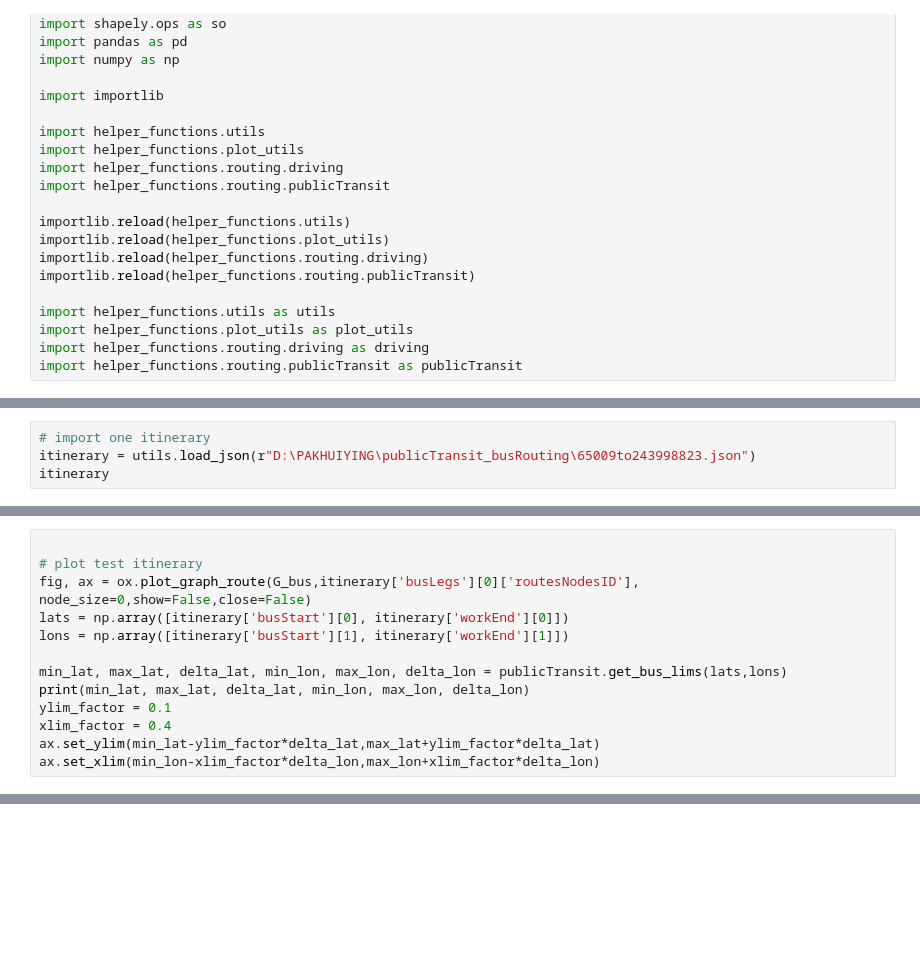
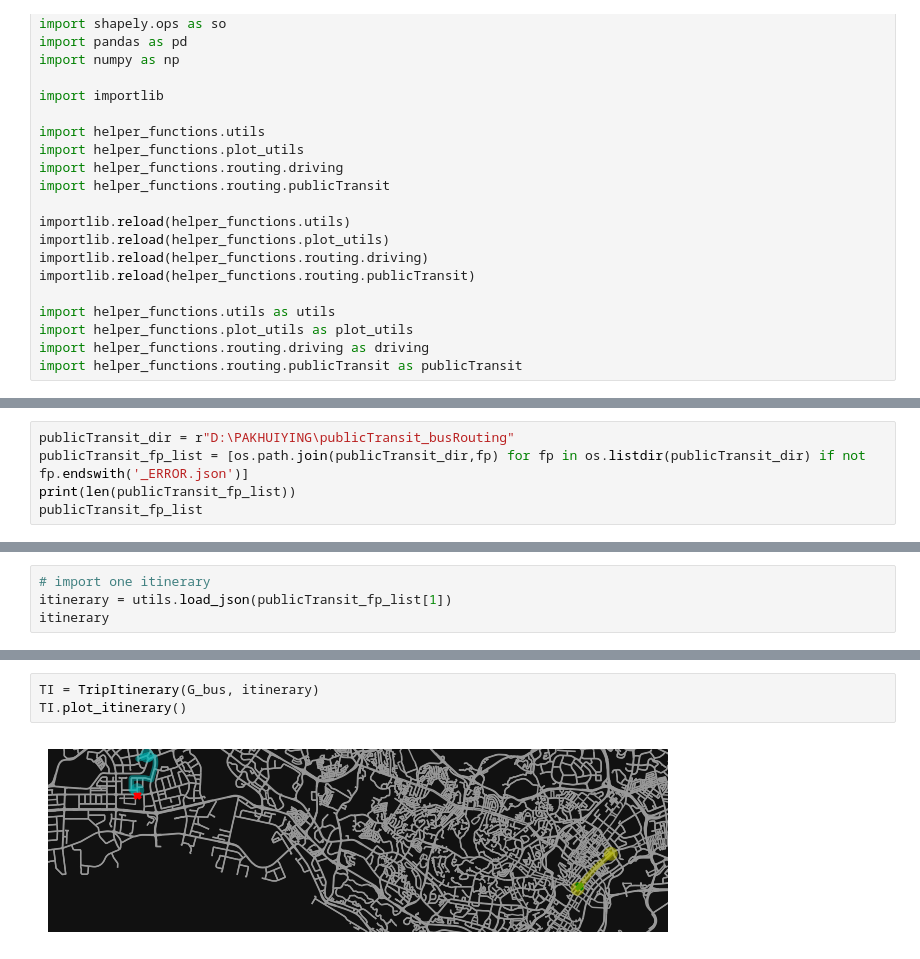
Before and after one commit to pakhuiying/NCCS_analysis, a Jupyter notebook: impact_travel_time.ipynb, the cells around one changed output, grey strips where cells are left out. Saved outputs shown, nothing was run; the diff lists cells and outputs as text; blank space fills up the shorter version.

```diff
--- a/impact_travel_time.ipynb
+++ b/impact_travel_time.ipynb
@@ -812,4 +31,0 @@ print(workplace_cluster[workplace_cluster['node_ID']==310231673])
-# %%
-# import one itinerary
-itinerary = utils.load_json(r"D:\PAKHUIYING\publicTransit_busRouting\65009to243998823.json")
-itinerary
@@ -834,13 +31,0 @@ itinerary
-# %%
-
-# plot test itinerary
-fig, ax = ox.plot_graph_route(G_bus,itinerary['busLegs'][0]['routesNodesID'], node_size=0,show=False,close=False)
-lats = np.array([itinerary['busStart'][0], itinerary['workEnd'][0]])
-lons = np.array([itinerary['busStart'][1], itinerary['workEnd'][1]])
-
-min_lat, max_lat, delta_lat, min_lon, max_lon, delta_lon = publicTransit.get_bus_lims(lats,lons)
-print(min_lat, max_lat, delta_lat, min_lon, max_lon, delta_lon)
-ylim_factor = 0.1
-xlim_factor = 0.4
-ax.set_ylim(min_lat-ylim_factor*delta_lat,max_lat+ylim_factor*delta_lat)
-ax.set_xlim(min_lon-xlim_factor*delta_lon,max_lon+xlim_factor*delta_lon)
@@ -881,0 +38,5 @@ publicTransit.get_OneMap_itineraries(headers=headers,
+# %%
+publicTransit_dir = r"D:\PAKHUIYING\publicTransit_busRouting"
+publicTransit_fp_list = [os.path.join(publicTransit_dir,fp) for fp in os.listdir(publicTransit_dir) if not fp.endswith('_ERROR.json')]
+print(len(publicTransit_fp_list))
+publicTransit_fp_list
@@ -881,0 +62,4 @@ publicTransit.get_OneMap_itineraries(headers=headers,
+# %%
+# import one itinerary
+itinerary = utils.load_json(publicTransit_fp_list[1])
+itinerary
@@ -881,0 +210,5 @@ publicTransit.get_OneMap_itineraries(headers=headers,
+# %%
+TI = TripItinerary(G_bus, itinerary)
+TI.plot_itinerary()
+# %% [output]
+[figure, added]
```
Also changed, not shown: parts of 84 cells of this notebook, 1 other file.
